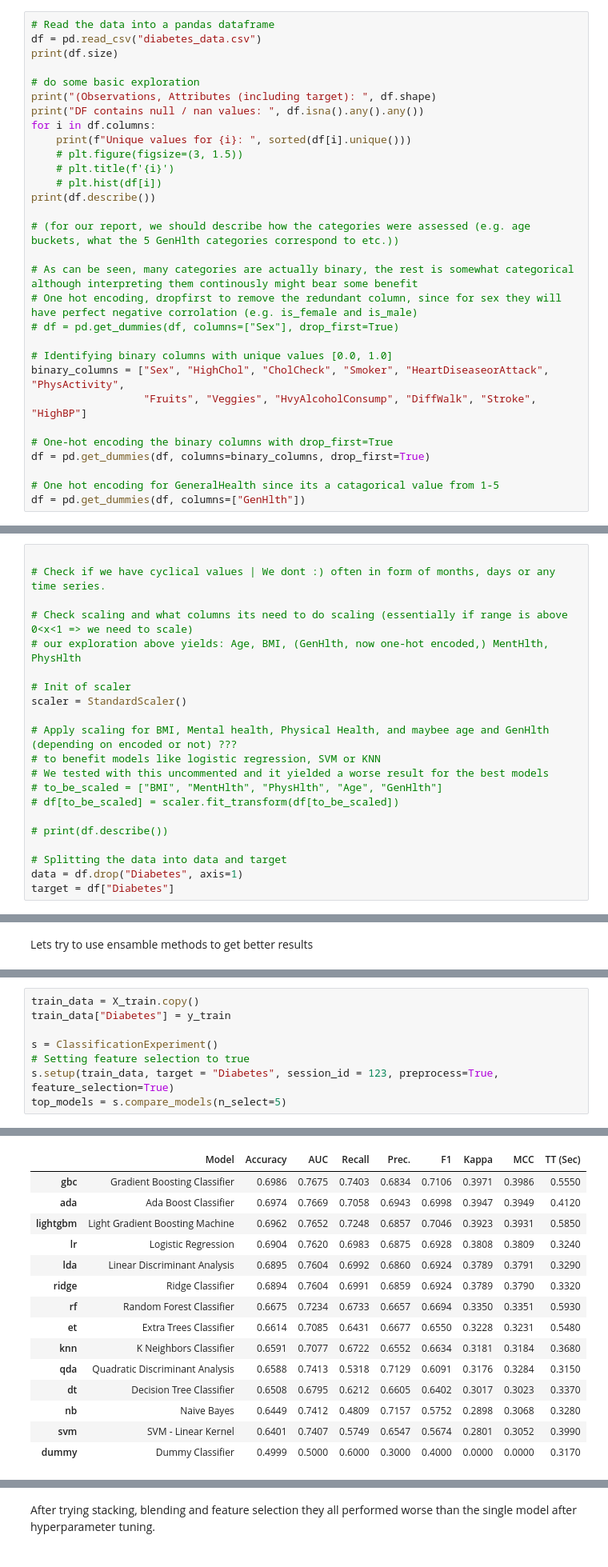
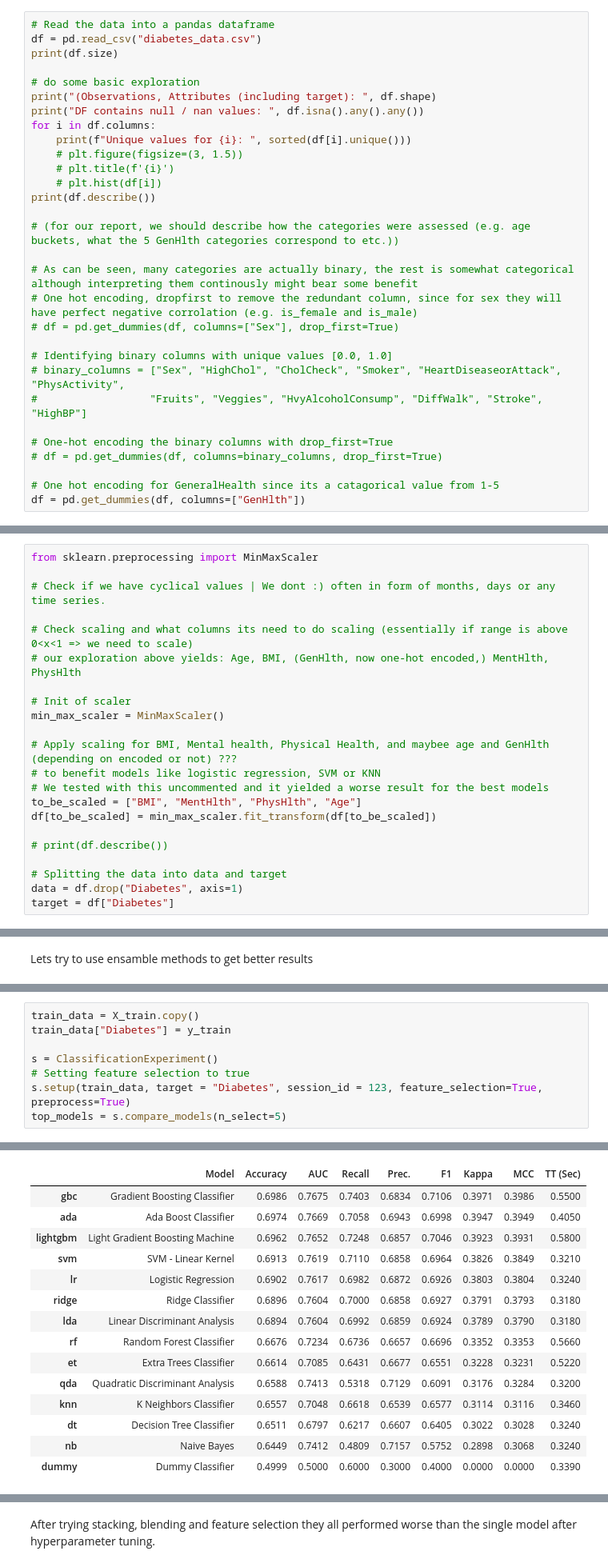
Before and after one commit to jan-ba/ml-diabetes-prediction, a Jupyter notebook: predict_diabetes.ipynb, the cells around one changed output, grey strips where cells are left out. Shown at 80% size. Saved outputs shown, nothing was run; the diff lists cells and outputs as text.

```diff
--- a/predict_diabetes.ipynb
+++ b/predict_diabetes.ipynb
@@ -29,11 +29,11 @@ print(df.describe())
 # df = pd.get_dummies(df, columns=["Sex"], drop_first=True)
 
 # Identifying binary columns with unique values [0.0, 1.0]
-binary_columns = ["Sex", "HighChol", "CholCheck", "Smoker", "HeartDiseaseorAttack", "PhysActivity",
-                  "Fruits", "Veggies", "HvyAlcoholConsump", "DiffWalk", "Stroke", "HighBP"]
+# binary_columns = ["Sex", "HighChol", "CholCheck", "Smoker", "HeartDiseaseorAttack", "PhysActivity",
+#                  "Fruits", "Veggies", "HvyAlcoholConsump", "DiffWalk", "Stroke", "HighBP"]
 
 # One-hot encoding the binary columns with drop_first=True
-df = pd.get_dummies(df, columns=binary_columns, drop_first=True)
+# df = pd.get_dummies(df, columns=binary_columns, drop_first=True)
 
 # One hot encoding for GeneralHealth since its a catagorical value from 1-5
 df = pd.get_dummies(df, columns=["GenHlth"])
@@ -89,6 +89,7 @@ plt.show()
 # %% [markdown]
 Checking for cyclical values and if we need to scale some features (maybe its better to leave some features unscaled for some models ???)
 # %%
+from sklearn.preprocessing import MinMaxScaler
 
 # Check if we have cyclical values | We dont :) often in form of months, days or any time series.
 
@@ -96,13 +97,13 @@ Checking for cyclical values and if we need to scale some features (maybe its be
 # our exploration above yields: Age, BMI, (GenHlth, now one-hot encoded,) MentHlth, PhysHlth
 
 # Init of scaler
-scaler = StandardScaler()
+min_max_scaler = MinMaxScaler()
 
 # Apply scaling for BMI, Mental health, Physical Health, and maybee age and GenHlth (depending on encoded or not) ???
 # to benefit models like logistic regression, SVM or KNN
 # We tested with this uncommented and it yielded a worse result for the best models
-# to_be_scaled = ["BMI", "MentHlth", "PhysHlth", "Age", "GenHlth"]
-# df[to_be_scaled] = scaler.fit_transform(df[to_be_scaled])
+to_be_scaled = ["BMI", "MentHlth", "PhysHlth", "Age"]
+df[to_be_scaled] = min_max_scaler.fit_transform(df[to_be_scaled])
 
 # print(df.describe())
 
@@ -308,6 +308,6 @@ train_data["Diabetes"] = y_train
 
 s = ClassificationExperiment()
 # Setting feature selection to true
-s.setup(train_data, target = "Diabetes", session_id = 123, preprocess=True, feature_selection=True)
+s.setup(train_data, target = "Diabetes", session_id = 123, feature_selection=True, preprocess=True)
 top_models = s.compare_models(n_select=5)
 # %% [output]
@@ -339,19 +331,19 @@ And if memory is not enough, you can set `force_col_wise=true`.
 [interactive output not drawn]
 |  | Model | Accuracy | AUC | Recall | Prec. | F1 | Kappa | MCC | TT (Sec) |
-| gbc | Gradient Boosting Classifier | 0.6986 | 0.7675 | 0.7403 | 0.6834 | 0.7106 | 0.3971 | 0.3986 | 0.5550 |
-| ada | Ada Boost Classifier | 0.6974 | 0.7669 | 0.7058 | 0.6943 | 0.6998 | 0.3947 | 0.3949 | 0.4120 |
-| lightgbm | Light Gradient Boosting Machine | 0.6962 | 0.7652 | 0.7248 | 0.6857 | 0.7046 | 0.3923 | 0.3931 | 0.5850 |
-| lr | Logistic Regression | 0.6904 | 0.7620 | 0.6983 | 0.6875 | 0.6928 | 0.3808 | 0.3809 | 0.3240 |
-| lda | Linear Discriminant Analysis | 0.6895 | 0.7604 | 0.6992 | 0.6860 | 0.6924 | 0.3789 | 0.3791 | 0.3290 |
-| ridge | Ridge Classifier | 0.6894 | 0.7604 | 0.6991 | 0.6859 | 0.6924 | 0.3789 | 0.3790 | 0.3320 |
-| rf | Random Forest Classifier | 0.6675 | 0.7234 | 0.6733 | 0.6657 | 0.6694 | 0.3350 | 0.3351 | 0.5930 |
-| et | Extra Trees Classifier | 0.6614 | 0.7085 | 0.6431 | 0.6677 | 0.6550 | 0.3228 | 0.3231 | 0.5480 |
-| knn | K Neighbors Classifier | 0.6591 | 0.7077 | 0.6722 | 0.6552 | 0.6634 | 0.3181 | 0.3184 | 0.3680 |
-| qda | Quadratic Discriminant Analysis | 0.6588 | 0.7413 | 0.5318 | 0.7129 | 0.6091 | 0.3176 | 0.3284 | 0.3150 |
-| dt | Decision Tree Classifier | 0.6508 | 0.6795 | 0.6212 | 0.6605 | 0.6402 | 0.3017 | 0.3023 | 0.3370 |
-| nb | Naive Bayes | 0.6449 | 0.7412 | 0.4809 | 0.7157 | 0.5752 | 0.2898 | 0.3068 | 0.3280 |
-| svm | SVM - Linear Kernel | 0.6401 | 0.7407 | 0.5749 | 0.6547 | 0.5674 | 0.2801 | 0.3052 | 0.3990 |
-| dummy | Dummy Classifier | 0.4999 | 0.5000 | 0.6000 | 0.3000 | 0.4000 | 0.0000 | 0.0000 | 0.3170 |
+| gbc | Gradient Boosting Classifier | 0.6986 | 0.7675 | 0.7403 | 0.6834 | 0.7106 | 0.3971 | 0.3986 | 0.5500 |
+| ada | Ada Boost Classifier | 0.6974 | 0.7669 | 0.7058 | 0.6943 | 0.6998 | 0.3947 | 0.3949 | 0.4050 |
+| lightgbm | Light Gradient Boosting Machine | 0.6962 | 0.7652 | 0.7248 | 0.6857 | 0.7046 | 0.3923 | 0.3931 | 0.5800 |
+| svm | SVM - Linear Kernel | 0.6913 | 0.7619 | 0.7110 | 0.6858 | 0.6964 | 0.3826 | 0.3849 | 0.3210 |
+| lr | Logistic Regression | 0.6902 | 0.7617 | 0.6982 | 0.6872 | 0.6926 | 0.3803 | 0.3804 | 0.3240 |
+| ridge | Ridge Classifier | 0.6896 | 0.7604 | 0.7000 | 0.6858 | 0.6927 | 0.3791 | 0.3793 | 0.3180 |
+| lda | Linear Discriminant Analysis | 0.6894 | 0.7604 | 0.6992 | 0.6859 | 0.6924 | 0.3789 | 0.3790 | 0.3180 |
+| rf | Random Forest Classifier | 0.6676 | 0.7234 | 0.6736 | 0.6657 | 0.6696 | 0.3352 | 0.3353 | 0.5660 |
+| et | Extra Trees Classifier | 0.6614 | 0.7085 | 0.6431 | 0.6677 | 0.6551 | 0.3228 | 0.3231 | 0.5220 |
+| qda | Quadratic Discriminant Analysis | 0.6588 | 0.7413 | 0.5318 | 0.7129 | 0.6091 | 0.3176 | 0.3284 | 0.3200 |
+| knn | K Neighbors Classifier | 0.6557 | 0.7048 | 0.6618 | 0.6539 | 0.6577 | 0.3114 | 0.3116 | 0.3460 |
+| dt | Decision Tree Classifier | 0.6511 | 0.6797 | 0.6217 | 0.6607 | 0.6405 | 0.3022 | 0.3028 | 0.3240 |
+| nb | Naive Bayes | 0.6449 | 0.7412 | 0.4809 | 0.7157 | 0.5752 | 0.2898 | 0.3068 | 0.3240 |
+| dummy | Dummy Classifier | 0.4999 | 0.5000 | 0.6000 | 0.3000 | 0.4000 | 0.0000 | 0.0000 | 0.3390 |
 [interactive output not drawn]
 # %% [markdown]
 After trying stacking, blending and feature selection they all performed worse than the single model after hyperparameter tuning.
```
Also changed, not shown: parts of 12 cells of this notebook, 3 other files.
